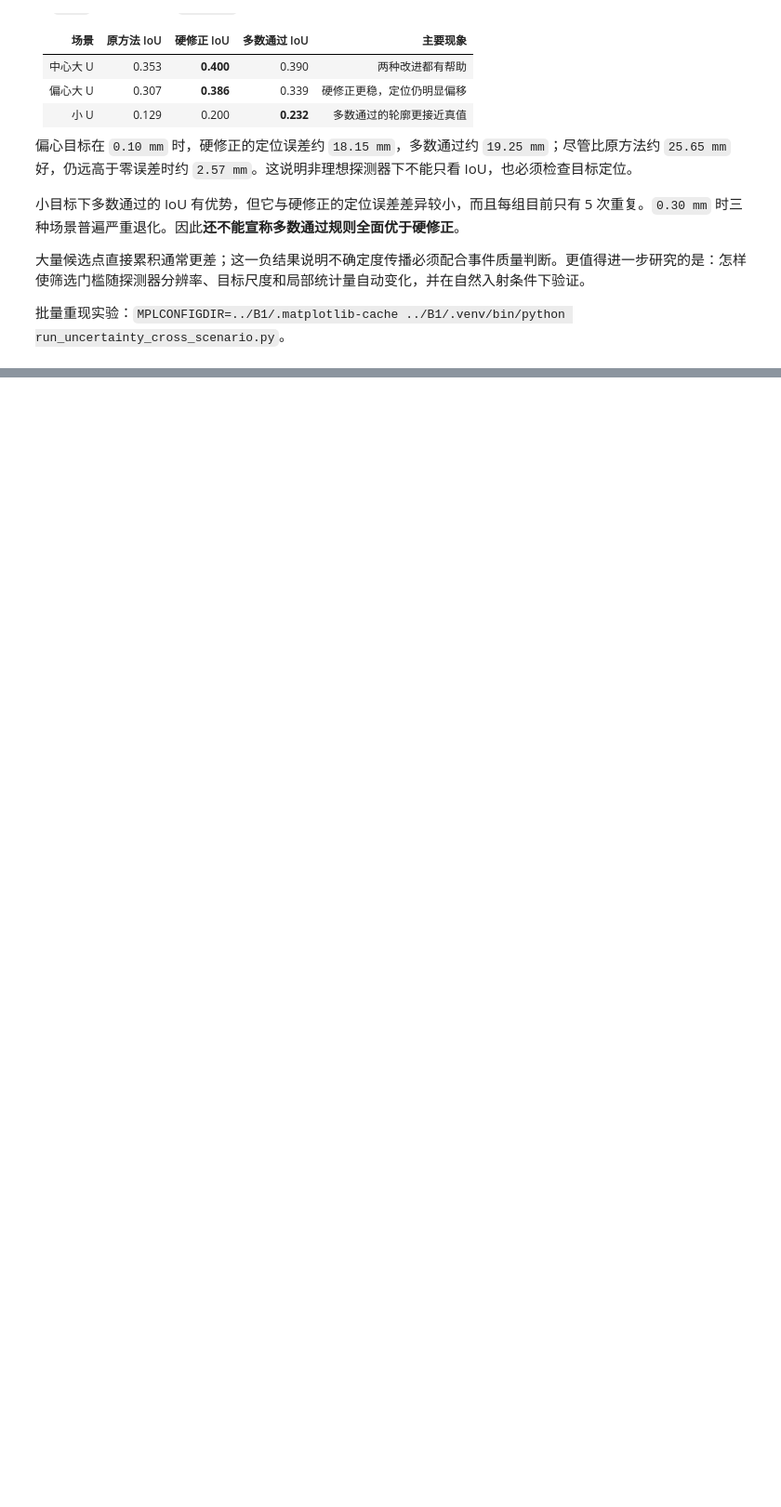
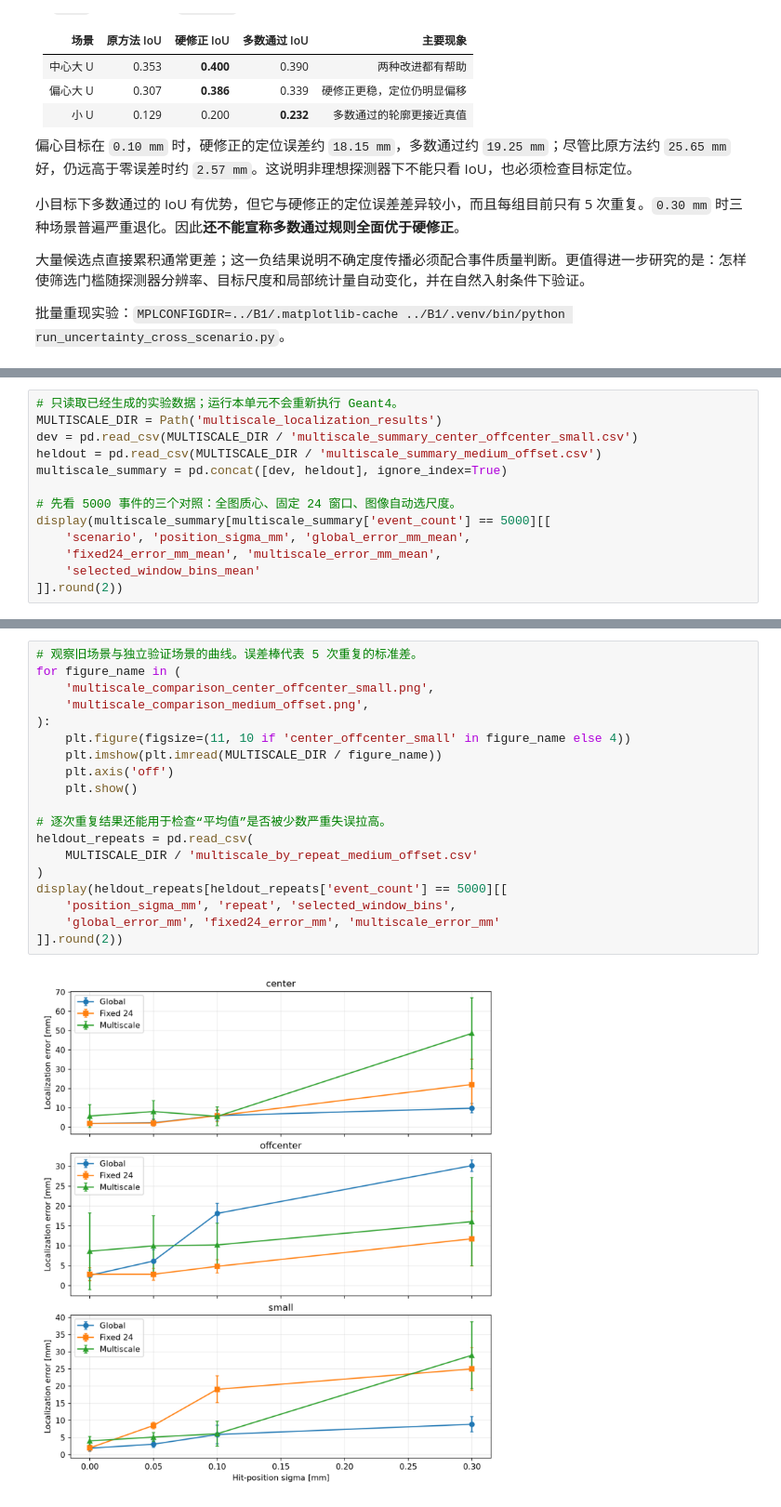
Before and after one commit to Xuyysy/muon-imaging-reconstruction, a Jupyter notebook: muon_analysis/analysis.ipynb, the cells around one changed output, grey strips where cells are left out. Shown at 93% size. Cells and saved outputs as stored; diff of their text form; blank space fills up the shorter version.

```diff
--- a/muon_analysis/analysis.ipynb
+++ b/muon_analysis/analysis.ipynb
@@ -901,0 +1018,13 @@ plt.show()
+# %%
+# 只读取已经生成的实验数据；运行本单元不会重新执行 Geant4。
+MULTISCALE_DIR = Path('multiscale_localization_results')
+dev = pd.read_csv(MULTISCALE_DIR / 'multiscale_summary_center_offcenter_small.csv')
+heldout = pd.read_csv(MULTISCALE_DIR / 'multiscale_summary_medium_offset.csv')
+multiscale_summary = pd.concat([dev, heldout], ignore_index=True)
+
+# 先看 5000 事件的三个对照：全图质心、固定 24 窗口、图像自动选尺度。
+display(multiscale_summary[multiscale_summary['event_count'] == 5000][[
+    'scenario', 'position_sigma_mm', 'global_error_mm_mean',
+    'fixed24_error_mm_mean', 'multiscale_error_mm_mean',
+    'selected_window_bins_mean'
+]].round(2))
@@ -901,0 +1055,21 @@ plt.show()
+# %%
+# 观察旧场景与独立验证场景的曲线。误差棒代表 5 次重复的标准差。
+for figure_name in (
+    'multiscale_comparison_center_offcenter_small.png',
+    'multiscale_comparison_medium_offset.png',
+):
+    plt.figure(figsize=(11, 10 if 'center_offcenter_small' in figure_name else 4))
+    plt.imshow(plt.imread(MULTISCALE_DIR / figure_name))
+    plt.axis('off')
+    plt.show()
+
+# 逐次重复结果还能用于检查“平均值”是否被少数严重失误拉高。
+heldout_repeats = pd.read_csv(
+    MULTISCALE_DIR / 'multiscale_by_repeat_medium_offset.csv'
+)
+display(heldout_repeats[heldout_repeats['event_count'] == 5000][[
+    'position_sigma_mm', 'repeat', 'selected_window_bins',
+    'global_error_mm', 'fixed24_error_mm', 'multiscale_error_mm'
+]].round(2))
+# %% [output]
+[figure, added]
```
Also changed, not shown: parts of 14 cells of this notebook, 29 other files.
